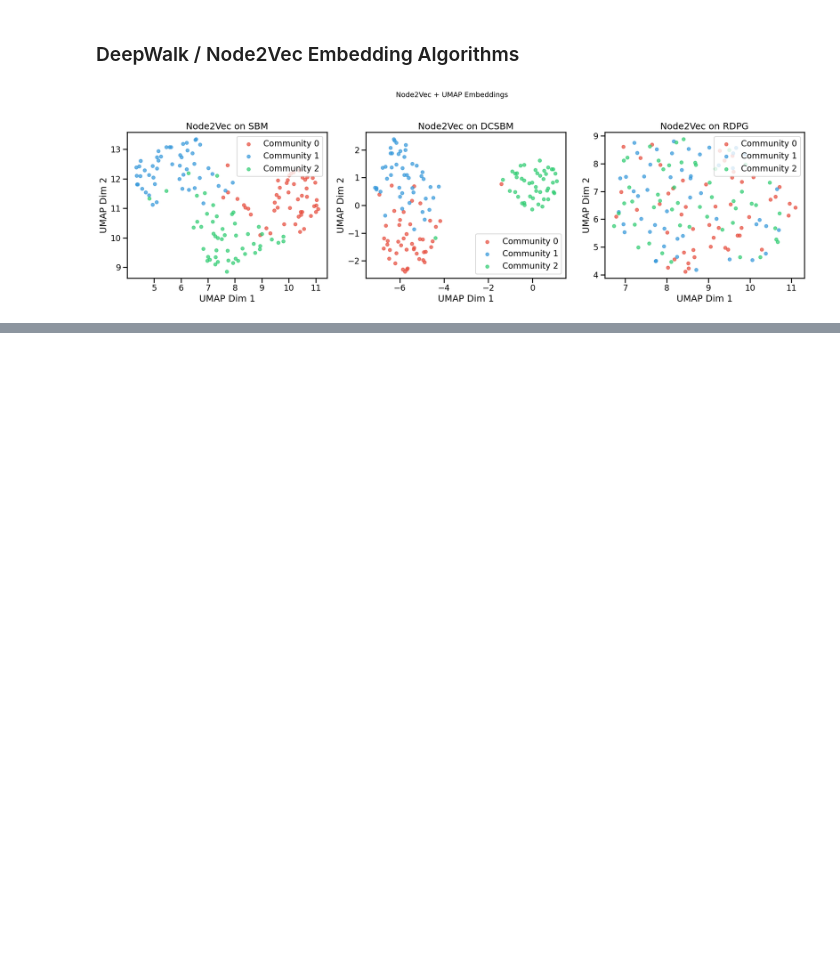
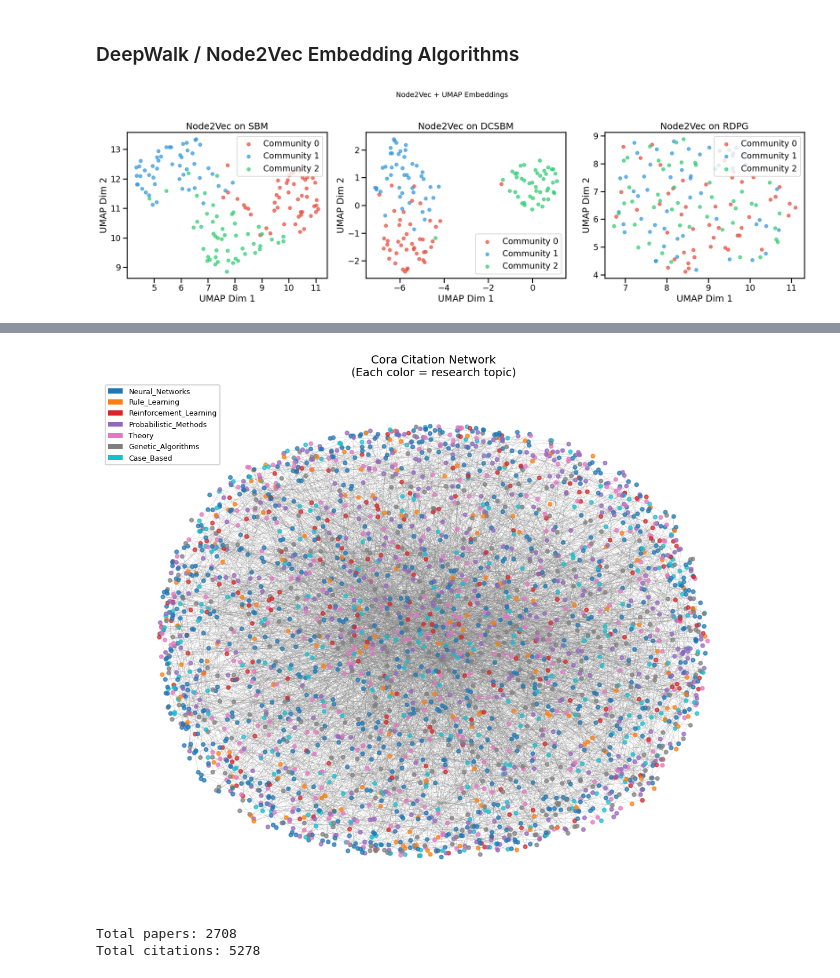
Before and after one commit to minhtrietcancode/universality_network_embeddings, a Jupyter notebook: week1_network_generate_embed/network_sbm_fam_embed.ipynb, the cells around one changed output, grey strips where cells are left out. Cells and saved outputs as stored; diff of their text form; code cells hidden in the pictures; blank space fills up the shorter version.

Commit message:
update: real world dataset- download + visualize cora

```diff
--- a/week1_network_generate_embed/network_sbm_fam_embed.ipynb
+++ b/week1_network_generate_embed/network_sbm_fam_embed.ipynb
@@ -390,0 +443,50 @@ plt.show()
+# %%
+# Visualizing the network
+import matplotlib.pyplot as plt
+import seaborn as sns
+
+sns.set_context('talk')
+
+# Get labels aligned to graph node order
+node_list = list(G_cora.nodes())
+node_colors_cora = [node_to_label.get(node, 0) for node in node_list]
+
+# Get unique categories and assign colors
+n_categories = len(label_map)
+colors_7 = plt.cm.tab10(np.linspace(0, 0.9, n_categories))
+node_color_rgb = [colors_7[node_to_label.get(node, 0)] for node in node_list]
+
+fig, ax = plt.subplots(1, 1, figsize=(12, 10))
+
+pos_cora = nx.spring_layout(G_cora, seed=42, k=0.3)
+
+nx.draw_networkx(
+    G_cora, pos=pos_cora,
+    node_color=node_color_rgb,
+    node_size=20,
+    with_labels=False,
+    edge_color='gray',
+    alpha=0.7,
+    width=0.2,
+    ax=ax
+)
+
+# Add legend
+from matplotlib.patches import Patch
+legend_elements = [
+    Patch(facecolor=colors_7[i], label=label)
+    for label, i in label_map.items()
+]
+ax.legend(handles=legend_elements, loc='upper left', fontsize=9)
+ax.set_title('Cora Citation Network\n(Each color = research topic)', fontsize=14)
+ax.axis('off')
+
+plt.tight_layout()
+plt.show()
+
+print(f'Total papers: {G_cora.number_of_nodes()}')
+print(f'Total citations: {G_cora.number_of_edges()}')
+# %% [output]
+[figure, added]
+Total papers: 2708
+Total citations: 5278
```
Also changed, not shown: parts of 2 cells of this notebook, 4 other files.
